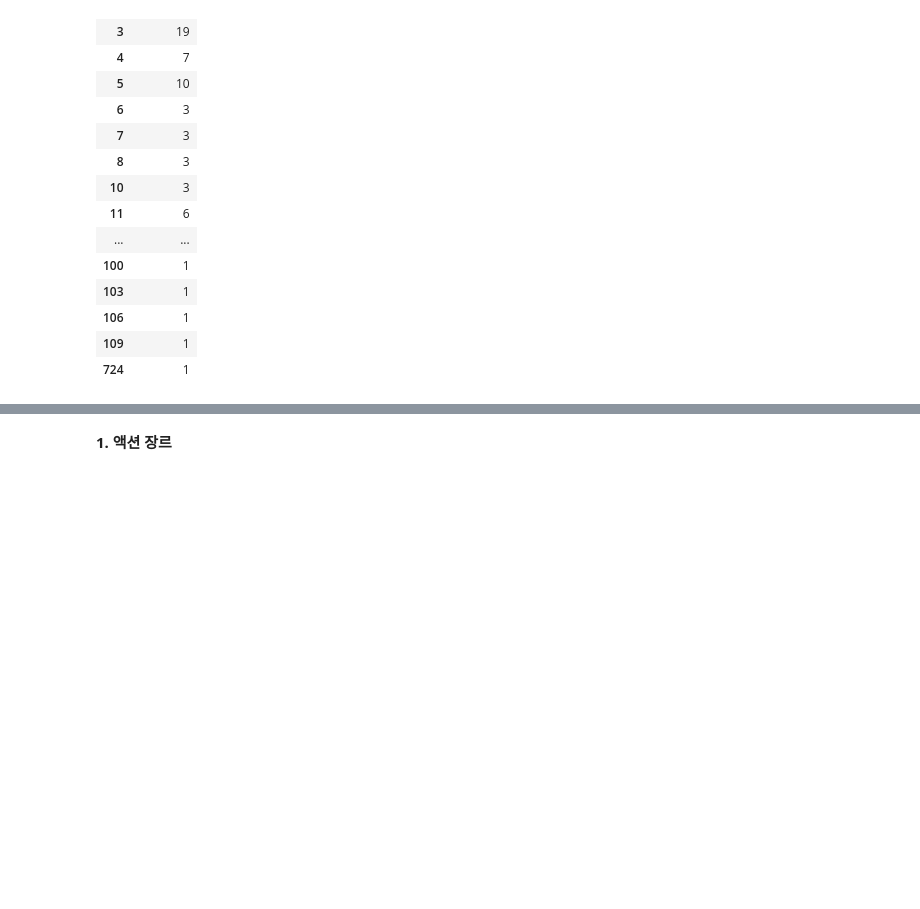
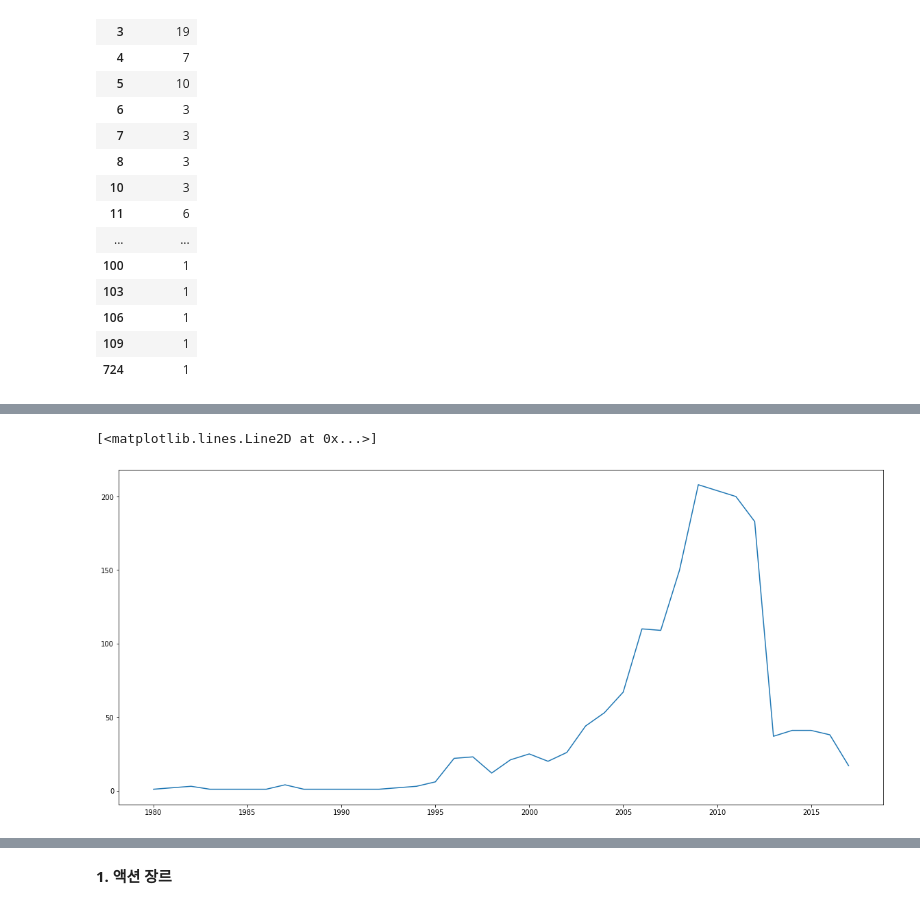
Before and after one commit to hoonputer/Section1_Project, a Jupyter notebook: Untitled6.ipynb, the cells around one changed output, grey strips where cells are left out. Drawn from its saved outputs; the diff is of its cells as text; code cells hidden in the pictures; blank space fills up the shorter version.

```diff
--- a/Untitled6.ipynb
+++ b/Untitled6.ipynb
@@ -804,0 +832,4 @@ plt.plot(x,y)
+# %%
+genre_misc_year = genre_misc['Year']
+lower = genre_misc_year[genre_misc_year < 30]
+upper = genre_misc_year[(genre_misc_year >= 30) * (genre_misc_year < 1900)]
@@ -804,0 +843,15 @@ plt.plot(x,y)
+# %%
+genre_misc_year.loc[lower.index] = lower
+# %%
+genre_misc_year.astype(float)
+genre_misc_num = genre_misc_year.value_counts()
+genre_misc_num = genre_misc_num.to_frame()
+genre_misc_num = genre_misc_num.sort_index()
+# %%
+x = list(range(1980,2018))
+y = genre_misc_num
+plt.figure(figsize=(20,9))
+plt.plot(x,y)
+# %% [output]
+[<matplotlib.lines.Line2D at 0x...>]
+[figure, added]
```
Also changed, not shown: parts of 12 cells of this notebook.
